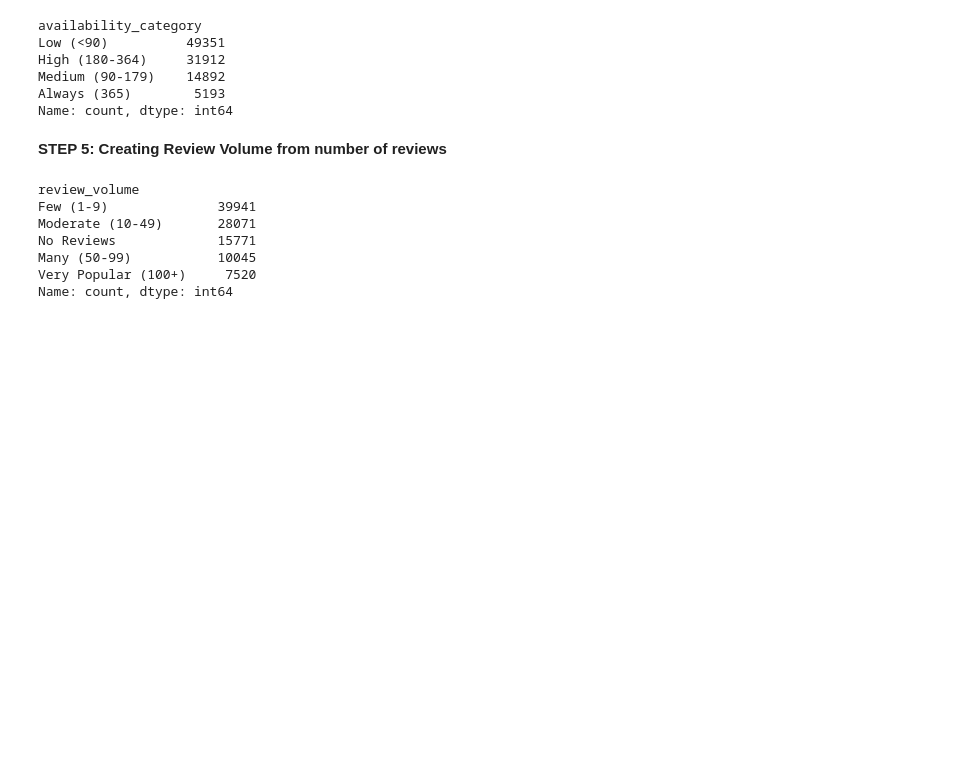
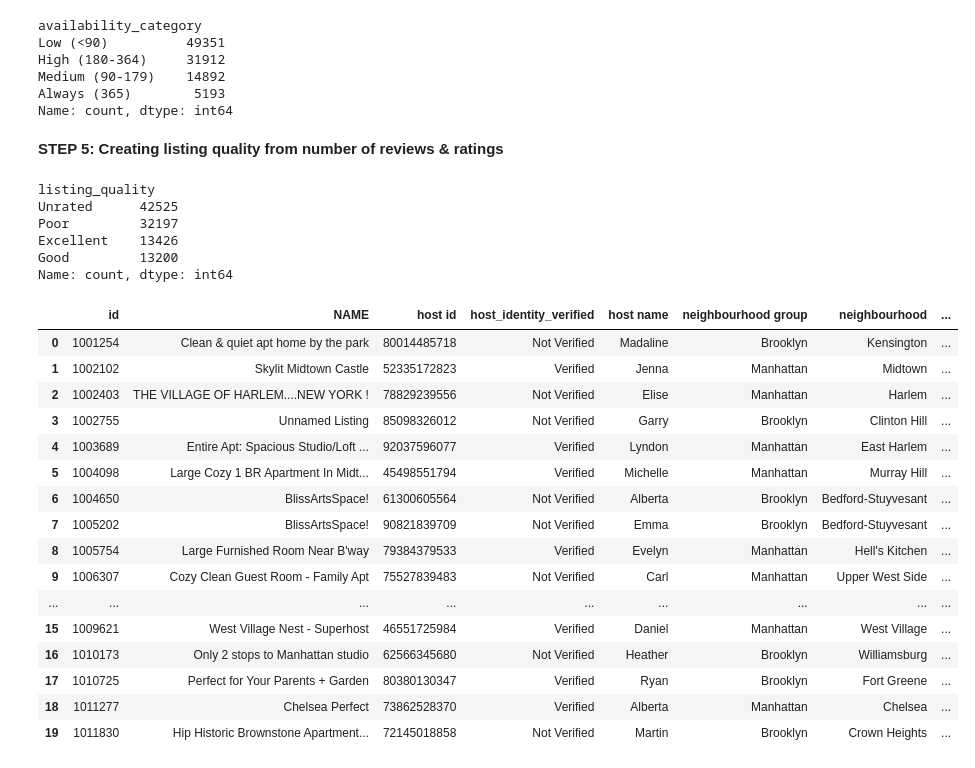
Before and after one commit to pranjul11garg/NY-AIR-BNB-DATA-ANALYSIS, a Jupyter notebook: Data_Cleaning.ipynb, the cells around one changed output. Saved outputs shown, nothing was run; the diff lists cells and outputs as text; code cells hidden in the pictures; blank space fills up the shorter version.

Commit message:
changed the review volume to listing quality column

```diff
--- a/Data_Cleaning.ipynb
+++ b/Data_Cleaning.ipynb
@@ -272,0 +271,9 @@ df['host_identity_verified'] = df['host_identity_verified'].fillna('Unknown')
+# %%
+df['host_identity_verified'] = df['host_identity_verified'].fillna('Unknown')
+df['host_identity_verified'] = df['host_identity_verified'].replace({
+    'unconfirmed': 'Not Verified',
+    'Unknown': 'Not Verified',
+    'verified': 'Verified'
+})
+
+print(df['host_identity_verified'].value_counts())
@@ -372,20 +384,47 @@ Medium (90-179)    14892
 Always (365)        5193
 Name: count, dtype: int64
 # %% [markdown]
-**STEP 5: Creating Review Volume from number of reviews**
+**STEP 5: Creating listing quality from number of reviews & ratings**
-# %%
-df['review_volume'] = pd.cut(df['number of reviews'],
-                             bins=[-1, 0, 9, 49, 99, float('inf')],
-                             labels=['No Reviews', 'Few (1-9)', 'Moderate (10-49)',
-                                    'Many (50-99)', 'Very Popular (100+)'])
-print(df['review_volume'].value_counts())
-# %% [output]
-review_volume
-Few (1-9)              39941
-Moderate (10-49)       28071
-No Reviews             15771
-Many (50-99)           10045
-Very Popular (100+)     7520
-Name: count, dtype: int64
+# %%
+# Create simple listing_quality column
+df['listing_quality'] = 'Unrated'
+
+# Excellent (4.5+ rating with reviews)
+df.loc[(df['review rate number'] >= 4.5) & (df['number of reviews'] >= 5), 'listing_quality'] = 'Excellent'
+
+# Good (4.0-4.5 rating with reviews)
+df.loc[(df['review rate number'] >= 4.0) & (df['review rate number'] < 4.5) & (df['number of reviews'] >= 5), 'listing_quality'] = 'Good'
+
+# Poor (<4.0 rating with reviews)
+df.loc[(df['review rate number'] < 4.0) & (df['number of reviews'] >= 5), 'listing_quality'] = 'Poor'
+
+print(df['listing_quality'].value_counts())
+# %% [output]
+listing_quality
+Unrated      42525
+Poor         32197
+Excellent    13426
+Good         13200
+Name: count, dtype: int64
+# %%
+df.head(20)
+# %% [output]
+|  | id | NAME | host id | host_identity_verified | host name | neighbourhood group | neighbourhood | ... |
+| 0 | 1001254 | Clean & quiet apt home by the park | 80014485718 | Not Verified | Madaline | Brooklyn | Kensington | ... |
+| 1 | 1002102 | Skylit Midtown Castle | 52335172823 | Verified | Jenna | Manhattan | Midtown | ... |
+| 2 | 1002403 | THE VILLAGE OF HARLEM....NEW YORK ! | 78829239556 | Not Verified | Elise | Manhattan | Harlem | ... |
+| 3 | 1002755 | Unnamed Listing | 85098326012 | Not Verified | Garry | Brooklyn | Clinton Hill | ... |
+| 4 | 1003689 | Entire Apt: Spacious Studio/Loft ... | 92037596077 | Verified | Lyndon | Manhattan | East Harlem | ... |
+| 5 | 1004098 | Large Cozy 1 BR Apartment In Midt... | 45498551794 | Verified | Michelle | Manhattan | Murray Hill | ... |
+| 6 | 1004650 | BlissArtsSpace! | 61300605564 | Not Verified | Alberta | Brooklyn | Bedford-Stuyvesant | ... |
+| 7 | 1005202 | BlissArtsSpace! | 90821839709 | Not Verified | Emma | Brooklyn | Bedford-Stuyvesant | ... |
+| 8 | 1005754 | Large Furnished Room Near B'way | 79384379533 | Verified | Evelyn | Manhattan | Hell's Kitchen | ... |
+| 9 | 1006307 | Cozy Clean Guest Room - Family Apt | 75527839483 | Not Verified | Carl | Manhattan | Upper West Side | ... |
+| ... | ... | ... | ... | ... | ... | ... | ... | ... |
+| 15 | 1009621 | West Village Nest - Superhost | 46551725984 | Verified | Daniel | Manhattan | West Village | ... |
+| 16 | 1010173 | Only 2 stops to Manhattan studio | 62566345680 | Not Verified | Heather | Brooklyn | Williamsburg | ... |
+| 17 | 1010725 | Perfect for Your Parents + Garden | 80380130347 | Verified | Ryan | Brooklyn | Fort Greene | ... |
+| 18 | 1011277 | Chelsea Perfect | 73862528370 | Verified | Alberta | Manhattan | Chelsea | ... |
+| 19 | 1011830 | Hip Historic Brownstone Apartment... | 72145018858 | Not Verified | Martin | Brooklyn | Crown Heights | ... |
 # %%
 df.to_csv('NYC_Airbnb_Cleaned_Final.csv', index=False)
```
Also changed, not shown: parts of 2 cells of this notebook, 1 other file.
